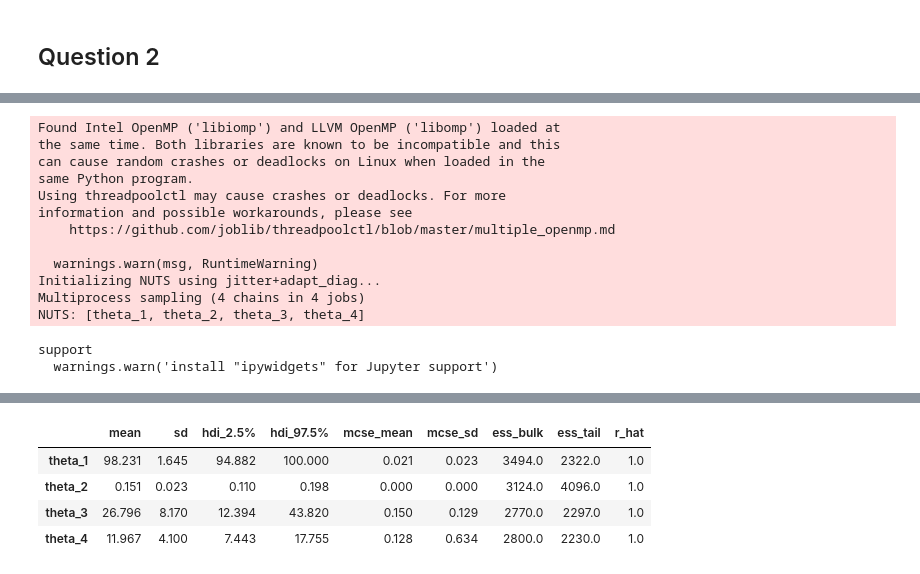
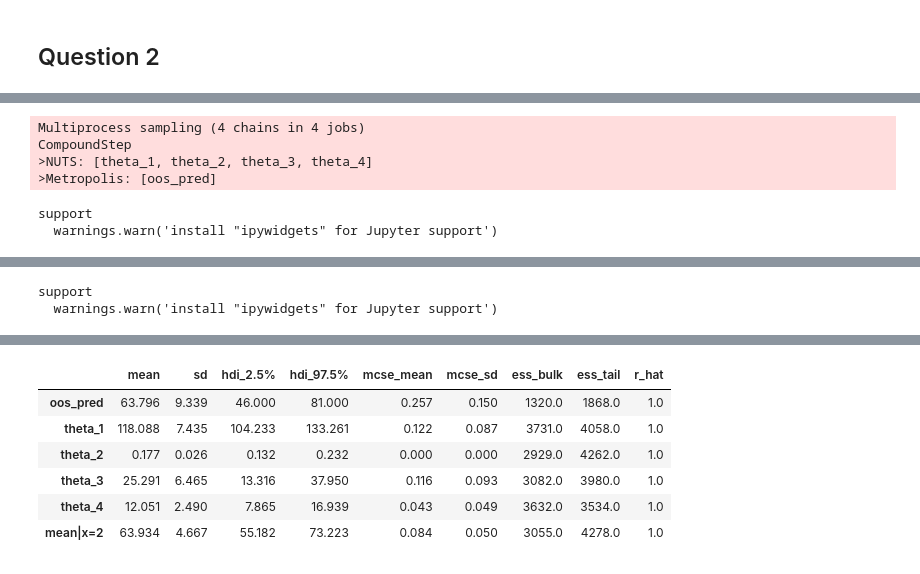
Before and after one commit to nweerasuriya/omscs, a Jupyter notebook: ISYE6420/unit_7/homework_5.ipynb, the cells around one changed output, grey strips where cells are left out. Drawn from its saved outputs; the diff is of its cells as text; code cells hidden in the pictures.

```diff
--- a/ISYE6420/unit_7/homework_5.ipynb
+++ b/ISYE6420/unit_7/homework_5.ipynb
@@ -36,7 +36,7 @@ where $\epsilon \sim N(0, \sigma^2)$
 ma_values = data["MA"].to_numpy()
 bpd_values = data["BPD"].to_numpy()
 
-with pm.Model() as m:
+with pm.Model() as hadlock_model:
     ma_shared = pm.Data("ma", ma_values)
 
     beta_0 = pm.Normal("beta_0", mu=0, sigma=5)
@@ -60,7 +60,7 @@ with pm.Model() as m:
     pm.Normal("oos_pred", mu=oos_mean, sigma=sigma)
 
     # Sampling
-    trace = pm.sample(2000, random_seed=6420, target_accept=0.95)
+    trace = pm.sample(2000, random_seed=6420, target_accept=0.95, nuts_sampler="nutpie")
     ppc = pm.sample_posterior_predictive(trace, random_seed=6420)
 # %% [output]
 Found Intel OpenMP ('libiomp') and LLVM OpenMP ('libomp') loaded at
@@ -133,37 +170,46 @@ nano_data.head()
 # %%
 # Density of wires follows Poission distribution
-upper_bound = 100
-with pm.Model() as m2:
+with pm.Model() as wire_model:
     x_data = pm.Data("x", nano_data["x"].to_numpy())
     # Theta parameters
-    theta_1 = pm.Uniform("theta_1", lower=0, upper=upper_bound)
+    theta_1 = pm.Gamma("theta_1", alpha=2, beta=0.1)
     theta_2 = pm.Uniform("theta_2", lower=0, upper=1)
-    theta_3 = pm.Uniform("theta_3", lower=0, upper=upper_bound)
-    theta_4 = pm.Uniform("theta_4", lower=0, upper=upper_bound)
+    theta_3 = pm.Gamma("theta_3", alpha=2, beta=0.1)
+    theta_4 = pm.Gamma("theta_4", alpha=2, beta=0.1)
     # Priors
     std_normal = pm.Normal.dist(mu=0, sigma=1)
-    log_cdf = pm.logcdf(rv=std_normal, value=(-x_data/theta_4))
-    Phi_term = np.exp(log_cdf)
+    Phi_term = pm.math.exp(pm.logcdf(rv=std_normal, value=(-x_data/theta_4)))
 
-    mu = theta_1*np.exp(-theta_2*x_data**2) + theta_3*(1-np.exp(-theta_2*x_data**2))*Phi_term
-    # Likelihood
+    mu = theta_1*pm.math.exp(-theta_2*x_data**2) + theta_3*(1-pm.math.exp(-theta_2*x_data**2))*Phi_term
+    # Likelihood for observed y data
     pm.Poisson("y_obs", mu=mu, observed=nano_data["y"].to_numpy())
+
+
+    # Predictive distribution for x = 2
+    x_new = 2
+    Phi_term_new = pm.math.exp(pm.logcdf(rv=std_normal, value=(-x_new/theta_4)))
+    oos_mean = pm.Deterministic(
+        "mean|x=2",
+        theta_1*pm.math.exp(-theta_2*x_new**2) + theta_3*(1-pm.math.exp(-theta_2*x_new**2))*Phi_term_new
+        )
+    pm.Poisson("oos_pred", mu=oos_mean)
+
+
     # Sampling
     trace2 = pm.sample(2000, random_seed=6420, target_accept=0.95)
+    ppc2 = pm.sample_posterior_predictive(
+        trace2,
+        var_names=["y_obs","oos_pred"],
+        random_seed=6420
+
+        )
+
 az.summary(trace2, hdi_prob=0.95)
 # %% [output]
-Found Intel OpenMP ('libiomp') and LLVM OpenMP ('libomp') loaded at
-the same time. Both libraries are known to be incompatible and this
-can cause random crashes or deadlocks on Linux when loaded in the
-same Python program.
-Using threadpoolctl may cause crashes or deadlocks. For more
-information and possible workarounds, please see
-    https://github.com/joblib/threadpoolctl/blob/master/multiple_openmp.md
-
-  warnings.warn(msg, RuntimeWarning)
-Initializing NUTS using jitter+adapt_diag...
 Multiprocess sampling (4 chains in 4 jobs)
-NUTS: [theta_1, theta_2, theta_3, theta_4]
+CompoundStep
+>NUTS: [theta_1, theta_2, theta_3, theta_4]
+>Metropolis: [oos_pred]
 support
   warnings.warn('install "ipywidgets" for Jupyter support')
 [interactive output not drawn]
@@ -170,0 +218,2 @@ Sampling 4 chains for 1_000 tune and 2_000 draw iterations (4_000 + 8_000 draws
+support
+  warnings.warn('install "ipywidgets" for Jupyter support')
@@ -171,5 +221,7 @@ Sampling 4 chains for 1_000 tune and 2_000 draw iterations (4_000 + 8_000 draws
 |  | mean | sd | hdi_2.5% | hdi_97.5% | mcse_mean | mcse_sd | ess_bulk | ess_tail | r_hat |
-| theta_1 | 98.231 | 1.645 | 94.882 | 100.000 | 0.021 | 0.023 | 3494.0 | 2322.0 | 1.0 |
-| theta_2 | 0.151 | 0.023 | 0.110 | 0.198 | 0.000 | 0.000 | 3124.0 | 4096.0 | 1.0 |
-| theta_3 | 26.796 | 8.170 | 12.394 | 43.820 | 0.150 | 0.129 | 2770.0 | 2297.0 | 1.0 |
-| theta_4 | 11.967 | 4.100 | 7.443 | 17.755 | 0.128 | 0.634 | 2800.0 | 2230.0 | 1.0 |
+| oos_pred | 63.796 | 9.339 | 46.000 | 81.000 | 0.257 | 0.150 | 1320.0 | 1868.0 | 1.0 |
+| theta_1 | 118.088 | 7.435 | 104.233 | 133.261 | 0.122 | 0.087 | 3731.0 | 4058.0 | 1.0 |
+| theta_2 | 0.177 | 0.026 | 0.132 | 0.232 | 0.000 | 0.000 | 2929.0 | 4262.0 | 1.0 |
+| theta_3 | 25.291 | 6.465 | 13.316 | 37.950 | 0.116 | 0.093 | 3082.0 | 3980.0 | 1.0 |
+| theta_4 | 12.051 | 2.490 | 7.865 | 16.939 | 0.043 | 0.049 | 3632.0 | 3534.0 | 1.0 |
+| mean|x=2 | 63.934 | 4.667 | 55.182 | 73.223 | 0.084 | 0.050 | 3055.0 | 4278.0 | 1.0 |
```
Also changed, not shown: parts of 27 cells of this notebook.
